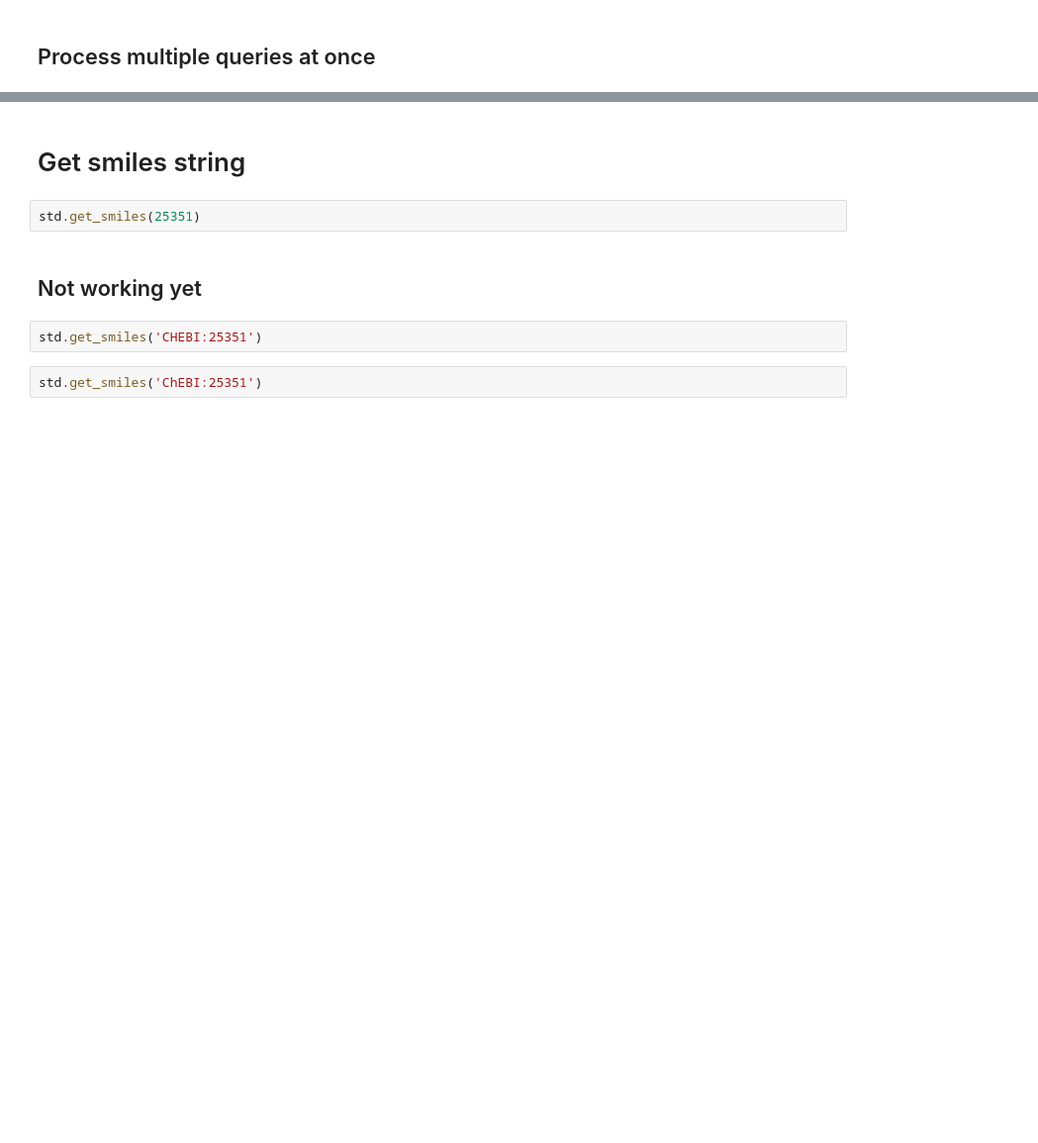
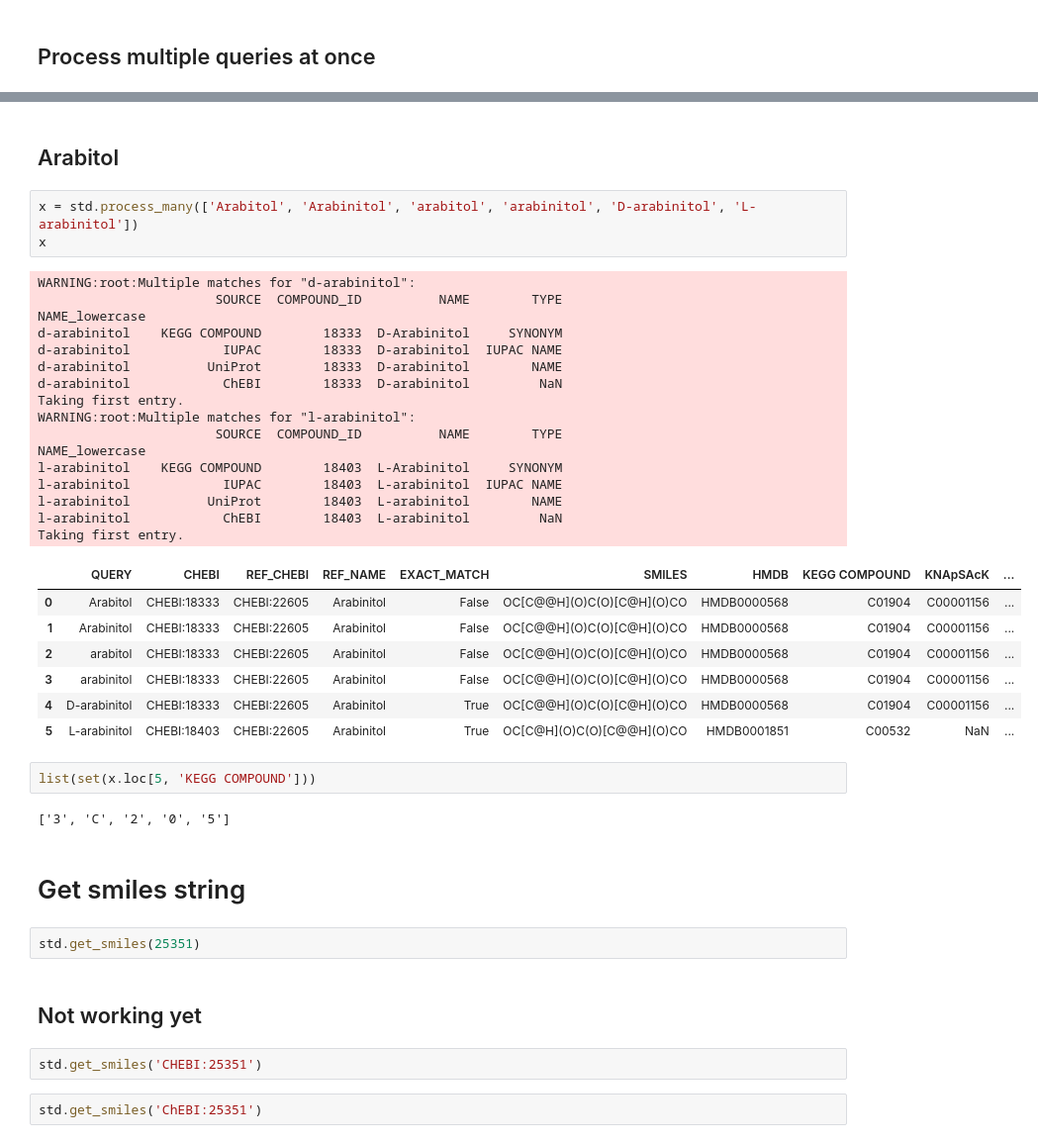
Before and after one commit to sorenwacker/chebi-tools, a Jupyter notebook: notebooks/ChEBIStandardizer.ipynb, the cells around one changed output, grey strips where cells are left out. Shown at 99% size. Cells and saved outputs as stored; diff of their text form; blank space fills up the shorter version.

```diff
--- a/notebooks/ChEBIStandardizer.ipynb
+++ b/notebooks/ChEBIStandardizer.ipynb
@@ -192,3 +208,36 @@ WARNING:root:29995
+# %% [markdown]
+## Arabitol
+# %%
+x = std.process_many(['Arabitol', 'Arabinitol', 'arabitol', 'arabinitol', 'D-arabinitol', 'L-arabinitol'])
+x
+# %% [output]
+WARNING:root:Multiple matches for "d-arabinitol":
+                       SOURCE  COMPOUND_ID          NAME        TYPE
+NAME_lowercase
+d-arabinitol    KEGG COMPOUND        18333  D-Arabinitol     SYNONYM
+d-arabinitol            IUPAC        18333  D-arabinitol  IUPAC NAME
+d-arabinitol          UniProt        18333  D-arabinitol        NAME
+d-arabinitol            ChEBI        18333  D-arabinitol         NaN
+Taking first entry.
+WARNING:root:Multiple matches for "l-arabinitol":
+                       SOURCE  COMPOUND_ID          NAME        TYPE
+NAME_lowercase
+l-arabinitol    KEGG COMPOUND        18403  L-Arabinitol     SYNONYM
+l-arabinitol            IUPAC        18403  L-arabinitol  IUPAC NAME
+l-arabinitol          UniProt        18403  L-arabinitol        NAME
+l-arabinitol            ChEBI        18403  L-arabinitol         NaN
+Taking first entry.
+|  | QUERY | CHEBI | REF_CHEBI | REF_NAME | EXACT_MATCH | SMILES | HMDB | KEGG COMPOUND | KNApSAcK | ... |
+| 0 | Arabitol | CHEBI:18333 | CHEBI:22605 | Arabinitol | False | OC[C@@H](O)C(O)[C@H](O)CO | HMDB0000568 | C01904 | C00001156 | ... |
+| 1 | Arabinitol | CHEBI:18333 | CHEBI:22605 | Arabinitol | False | OC[C@@H](O)C(O)[C@H](O)CO | HMDB0000568 | C01904 | C00001156 | ... |
+| 2 | arabitol | CHEBI:18333 | CHEBI:22605 | Arabinitol | False | OC[C@@H](O)C(O)[C@H](O)CO | HMDB0000568 | C01904 | C00001156 | ... |
+| 3 | arabinitol | CHEBI:18333 | CHEBI:22605 | Arabinitol | False | OC[C@@H](O)C(O)[C@H](O)CO | HMDB0000568 | C01904 | C00001156 | ... |
+| 4 | D-arabinitol | CHEBI:18333 | CHEBI:22605 | Arabinitol | True | OC[C@@H](O)C(O)[C@H](O)CO | HMDB0000568 | C01904 | C00001156 | ... |
+| 5 | L-arabinitol | CHEBI:18403 | CHEBI:22605 | Arabinitol | True | OC[C@H](O)C(O)[C@@H](O)CO | HMDB0001851 | C00532 | NaN | ... |
+# %%
+list(set(x.loc[5, 'KEGG COMPOUND']))
+# %% [output]
+['3', 'C', '2', '0', '5']
 # %% [markdown]
 # Get smiles string
 # %%
```
Also changed, not shown: parts of 6 cells of this notebook, 8 other files.
